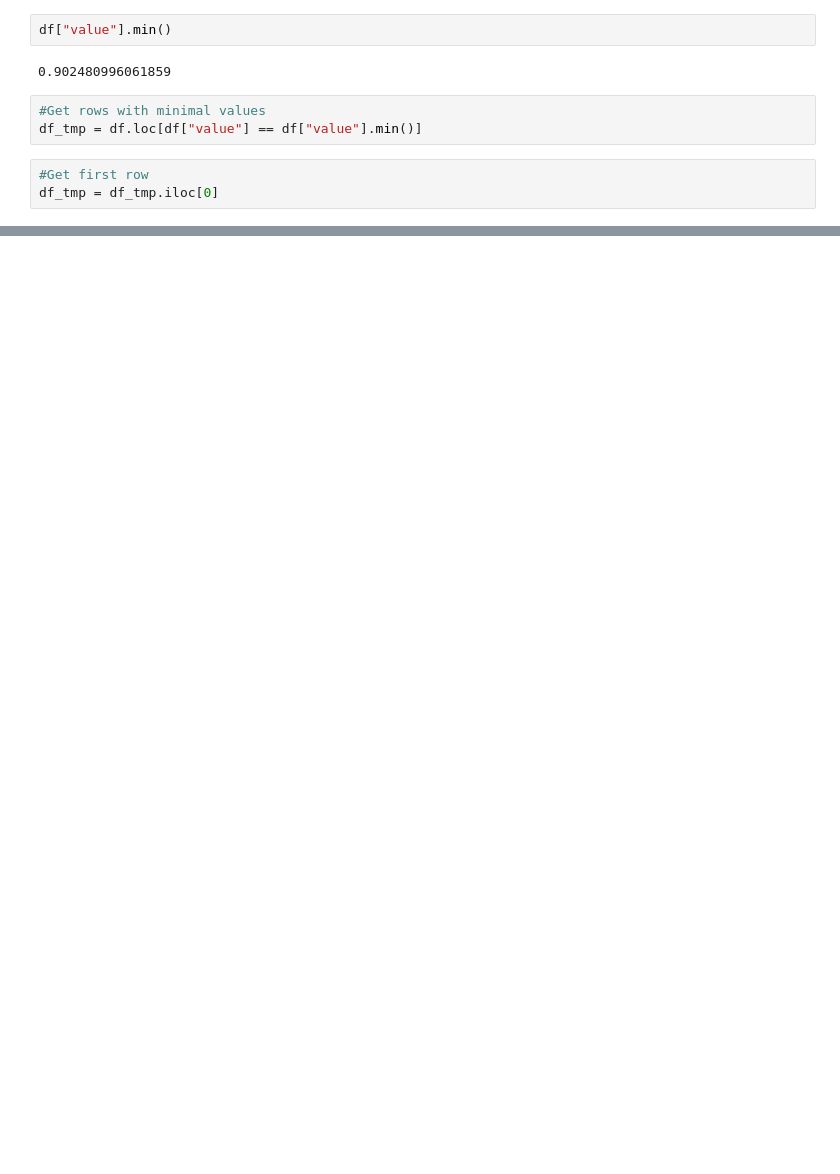
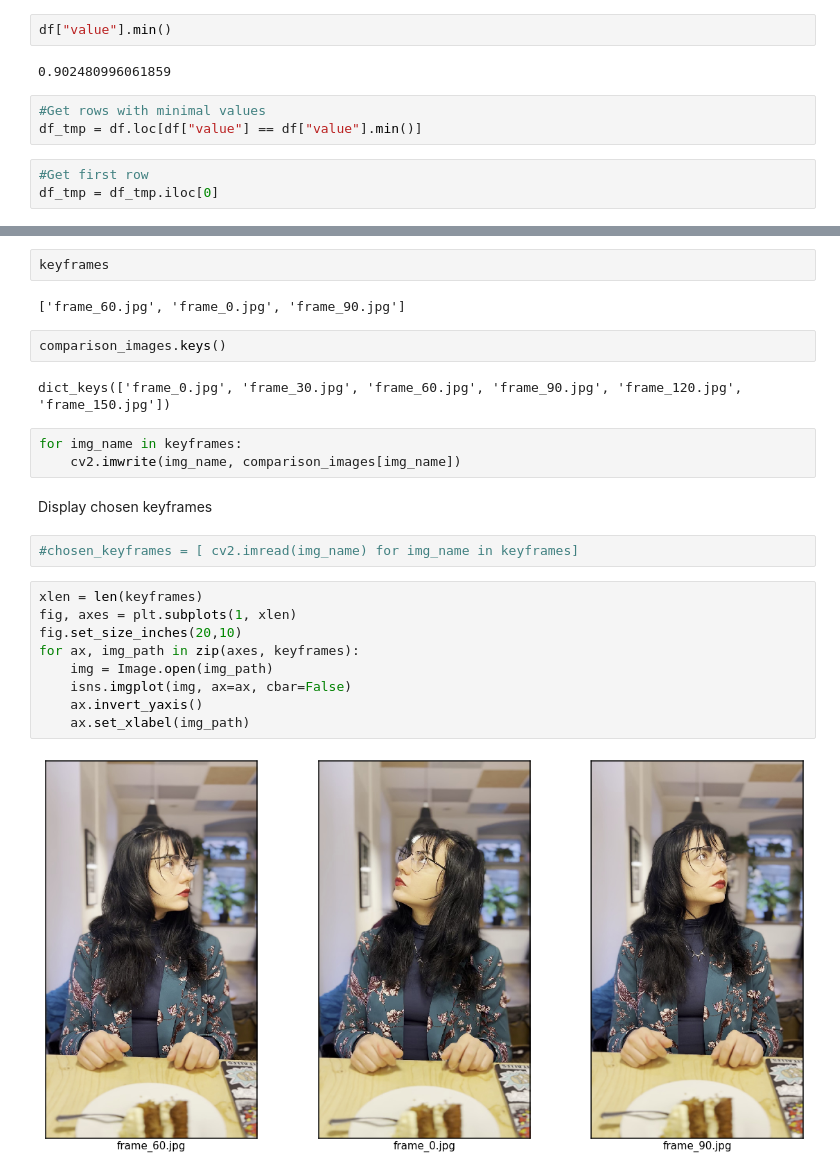
Before and after one commit to nea-insomnia/prototyping_HGM, a Jupyter notebook: SSIM_POC.ipynb, the cells around one changed output, grey strips where cells are left out. Saved outputs shown, nothing was run; the diff lists cells and outputs as text; blank space fills up the shorter version.

Commit message:
working PoC of keyframe detection on testvideo

```diff
--- a/SSIM_POC.ipynb
+++ b/SSIM_POC.ipynb
@@ -169,0 +147,26 @@ keyframes
+# %%
+keyframes
+# %% [output]
+['frame_60.jpg', 'frame_0.jpg', 'frame_90.jpg']
+# %%
+comparison_images.keys()
+# %% [output]
+dict_keys(['frame_0.jpg', 'frame_30.jpg', 'frame_60.jpg', 'frame_90.jpg', 'frame_120.jpg', 'frame_150.jpg'])
+# %%
+for img_name in keyframes:
+    cv2.imwrite(img_name, comparison_images[img_name])
+# %% [markdown]
+Display chosen keyframes
+# %%
+#chosen_keyframes = [ cv2.imread(img_name) for img_name in keyframes]
+# %%
+xlen = len(keyframes)
+fig, axes = plt.subplots(1, xlen)
+fig.set_size_inches(20,10)
+for ax, img_path in zip(axes, keyframes):
+    img = Image.open(img_path)
+    isns.imgplot(img, ax=ax, cbar=False)
+    ax.invert_yaxis()
+    ax.set_xlabel(img_path)
+# %% [output]
+[figure, added]
```
Also changed, not shown: parts of 13 cells of this notebook.
